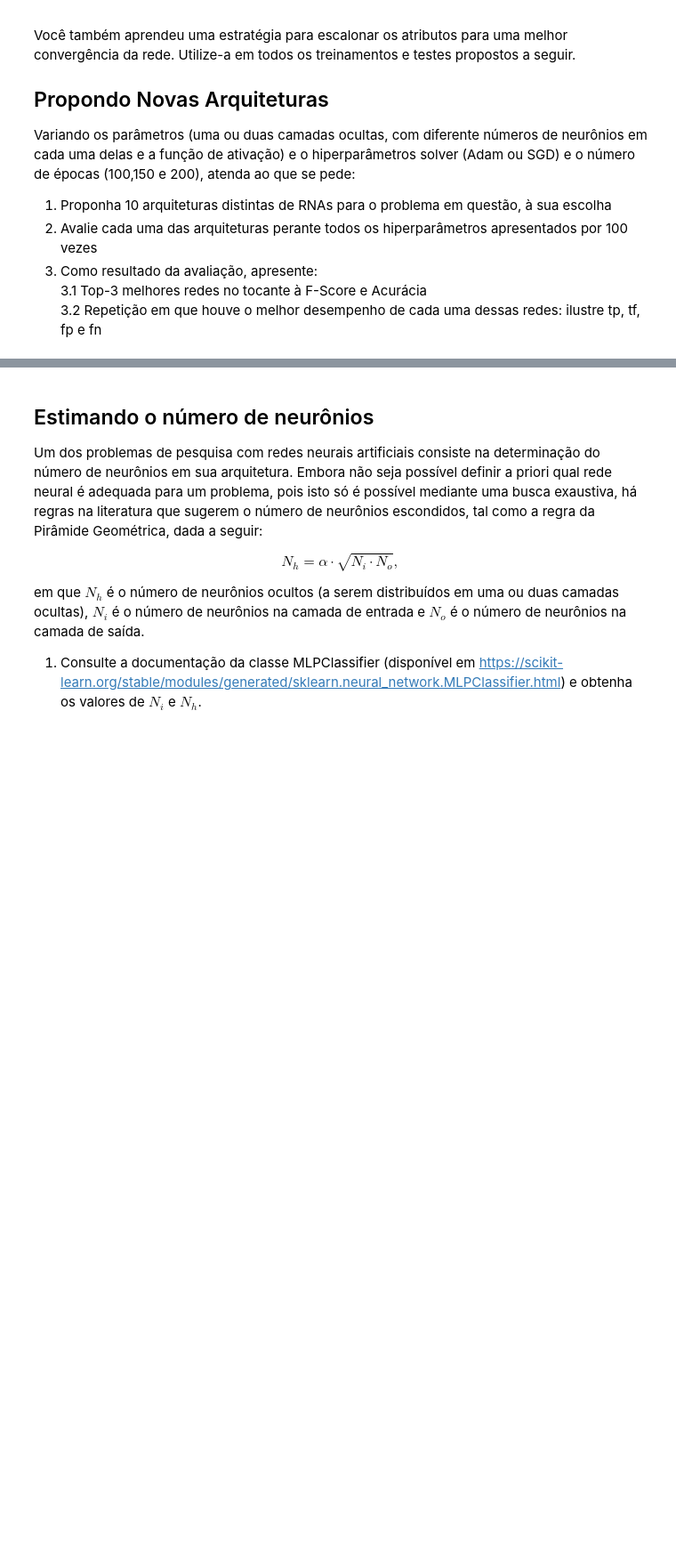
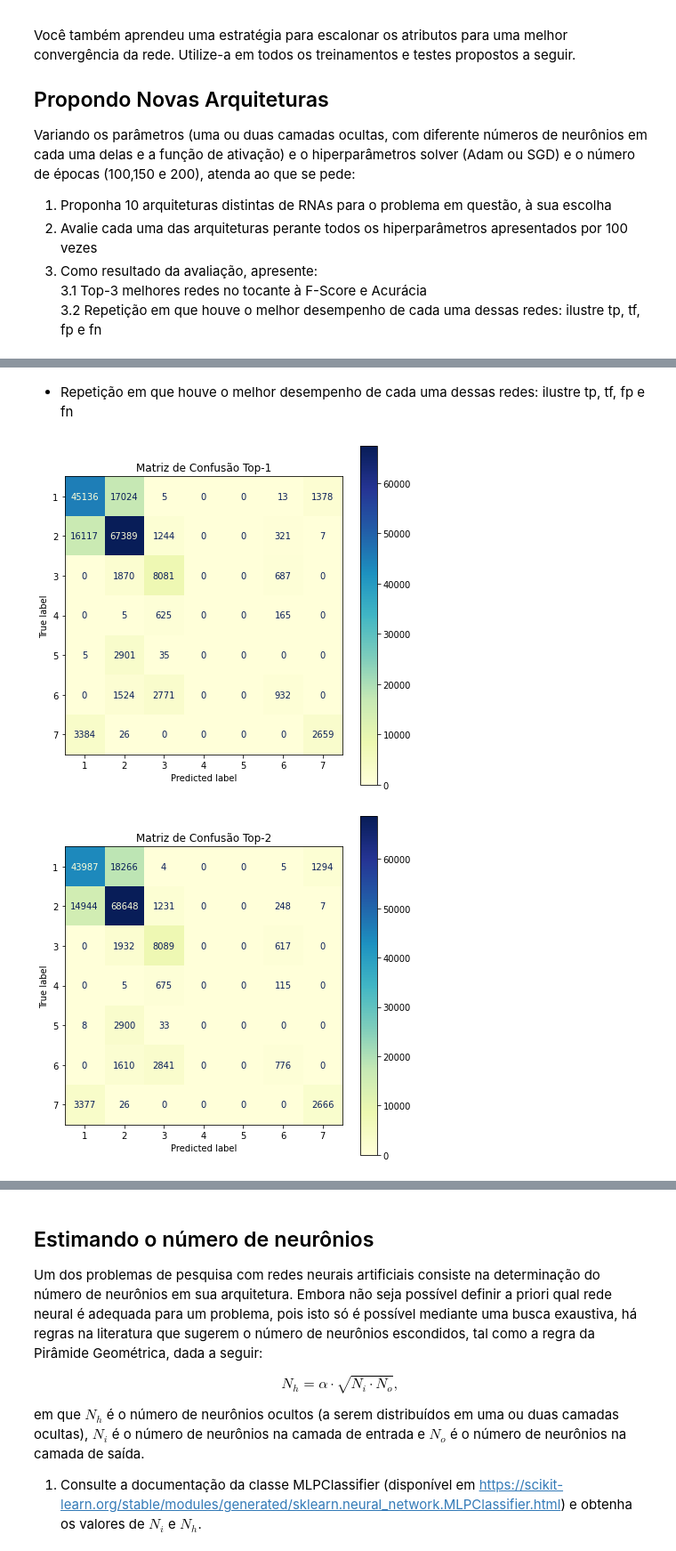
Before and after one commit to elloa-uea/projeto-pratico-3-rna-pp3-team-hard, a Jupyter notebook: notebooks/PP3.3 - Proposição e Avaliação de RNAs.ipynb, the cells around one changed output, grey strips where cells are left out. Shown: that part at 89% size. Saved outputs shown, nothing was run; the diff lists cells and outputs as text; code cells hidden in the pictures; blank space fills up the shorter version.

Commit message:
Matriz de Confusão-Propondo Novas Arquiteturas

```diff
--- a/notebooks/PP3.3 - Proposição e Avaliação de RNAs.ipynb
+++ b/notebooks/PP3.3 - Proposição e Avaliação de RNAs.ipynb
@@ -325,7 +324,7 @@ n_iter = 100
 # %%
 medidas = {'acuracias':[], 'fscores':[]}
 
-for i in range(0, n_iter, 1):
+for i in range(0, 100, 1):
     # particionando o dataset
     X_train, X_test, y_train, y_test = split_train_test(X, y)
 
@@ -375,7 +374,7 @@ plt.legend(loc='upper right');
 # %%
 medidas = {'acuracias':[], 'fscores':[]}
 
-for i in range(0, n_iter, 1):
+for i in range(0, 100, 1):
     # particionando o dataset
     X_train, X_test, y_train, y_test = split_train_test(X, y)
 
@@ -445,21 +452,13 @@ n_iter = 100
 table = PrettyTable(["Camadas","Ativação", "Solver", "Épocas", "Neurônios", "Neurônios nas camadas"])
 table.padding_width = 1
 
-parametros = {
-    "hidden_layers": [(15,), (18,), (16, 17), (20, 30), (25, 35)],
-    "solvers": ['adam', 'sgd'],
-    "epochs": [100, 150, 200],
-    "activation": ["identity", "logistic", "tanh", "relu"]
-}
-
 general_metrics_net = []
 
-qtd_redes = 0
-while qtd_redes < 3:
+qtd_redes = 1
+while qtd_redes < 4:
     medidas = {'acuracias':[], 'fscores':[]}
 
-    for i in range(0, n_iter, 1):
-        print('Treinando Rede Neural:', i, '...')
+    for i in range(0, 100, 1):
 
         # particionando o dataset
         X_train, X_test, y_train, y_test = split_train_test(X, y)
@@ -475,18 +474,20 @@ while qtd_redes < 3:
 
         table.add_row([len(hid_la), act, sol, ep, np.sum(hid_la), hid_la])
 
-
         nnc = MLPClassifier(hidden_layer_sizes=hid_la, activation=act, solver=sol, verbose=False, max_iter=ep, shuffle=True, n_iter_no_change=5)
         nnc.fit(X_train_std, y_train)
-
 
         # testando a rede neural treinada
         y_pred = nnc.predict(X_test_std)
 
+        #calculando as metricas
+        acuracia = accuracy_score(y_test, y_pred)
+        fscore = f1_score(y_test, y_pred, average='macro')
+
         # salvando os valores das metricas
-        medidas['acuracias'].append(accuracy_score(y_test, y_pred))
-        medidas['fscores'].append(f1_score(y_test, y_pred, average='macro'))
+        medidas['acuracias'].append(acuracia)
+        medidas['fscores'].append(fscore)
 
-    general_metrics_net.append((np.mean(medidas['acuracias']), np.mean(medidas['fscores']), nnc))
+        general_metrics_net.append((np.mean(medidas['acuracias']), np.mean(medidas['fscores']), nnc))
 
     qtd_redes += 1
@@ -517,0 +506,18 @@ NameError: ignored
+# %% [markdown]
+- Repetição em que houve o melhor desempenho de cada uma dessas redes: ilustre tp, tf, fp e fn
+# %%
+# ordenando em ordem descendente o Top-3 pela métrica de acurácia
+general_metrics_net.sort(key=lambda x:x[0], reverse=True)
+# %%
+classificadores = [general_metrics_net[0][2], # rede 1
+        general_metrics_net[1][2],  # rede 2
+        general_metrics_net[2][2]]  # rede 3
+
+for classificador, label in zip(classificadores, ['Top-1', 'Top-2', 'Top-3']):
+    fig, ax= plt.subplots(figsize=(7,7))
+    plot_confusion_matrix(rede, X_test_std, y_test, ax=ax, cmap='YlGnBu', values_format="")
+    plt.title('Matriz de Confusão '+label)
+plt.show()
+# %% [output]
+[figure, added]
+[figure, added]
```
Also changed, not shown: parts of 21 cells of this notebook.
